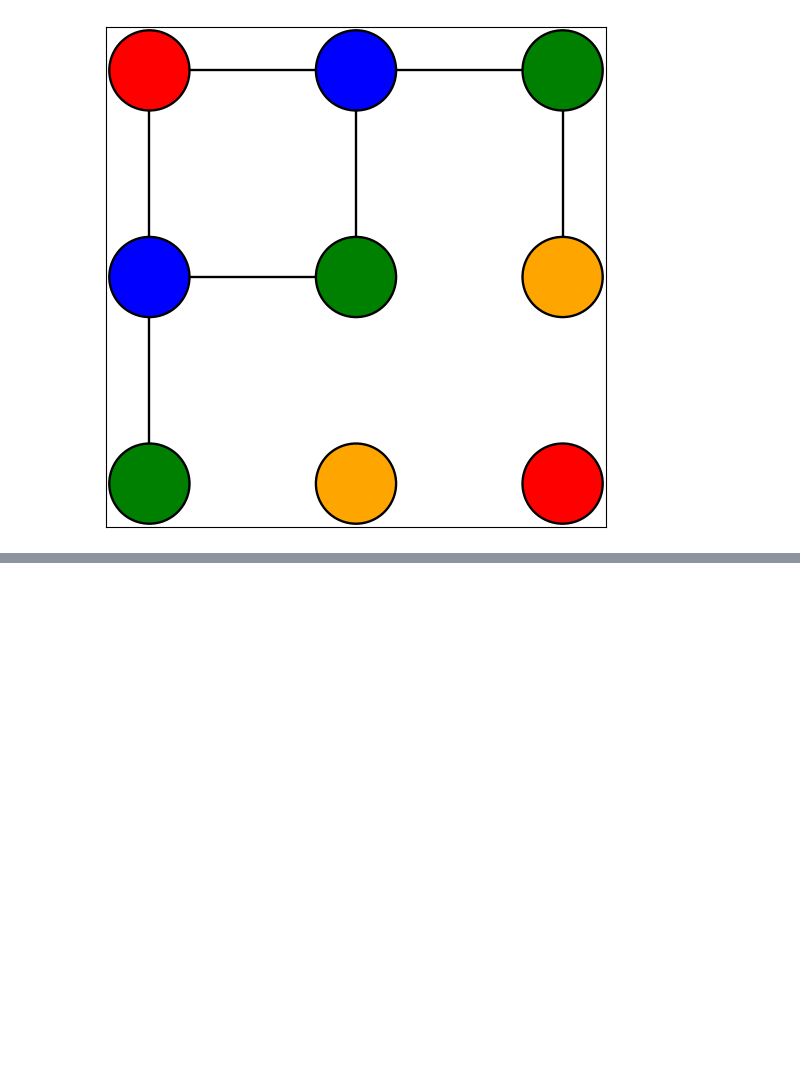
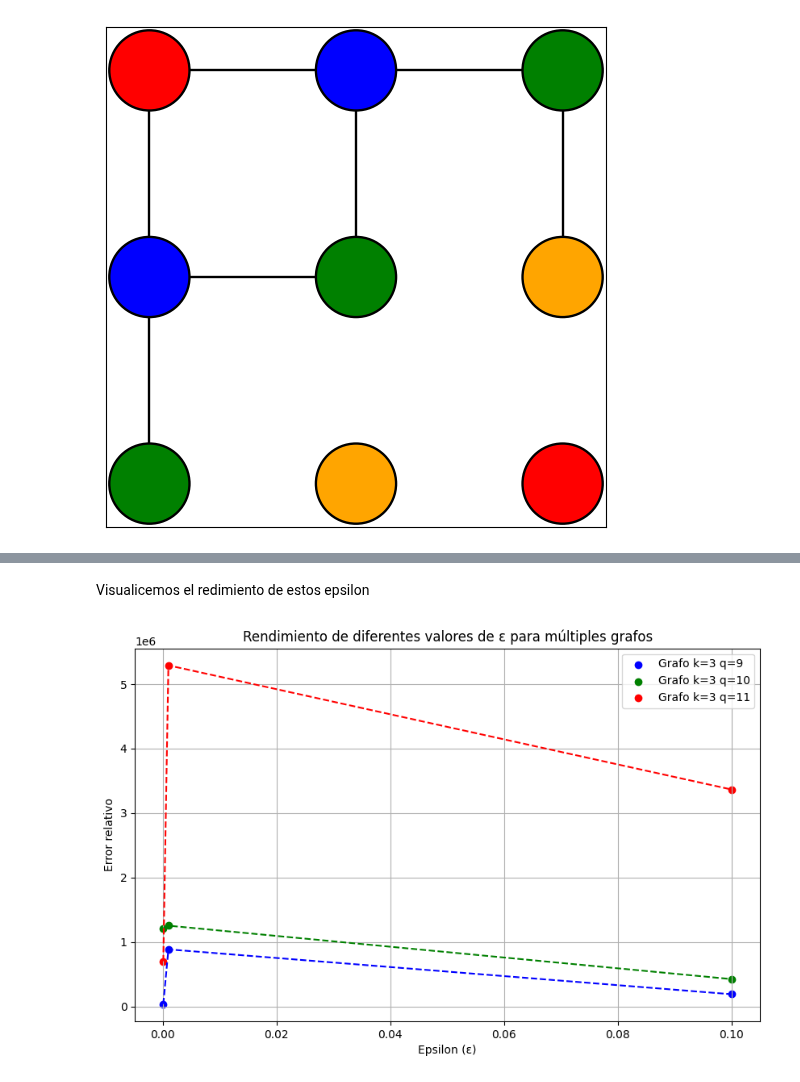
Before and after one commit to dangarciahe/Cadenas_de_Markov, a Jupyter notebook: Tarea_2.ipynb, the cells around one changed output, grey strips where cells are left out. Saved outputs shown, nothing was run; the diff lists cells and outputs as text; code cells hidden in the pictures; blank space fills up the shorter version.

```diff
--- a/Tarea_2.ipynb
+++ b/Tarea_2.ipynb
@@ -346,10 +347,17 @@ Ahora, insertamos todo esto en una unica funcion
 # %%
-k = 3
-q = 4
-epsilon = 0.1
-num_runs = 2
+errors_values = []
+epsilon_values = [0.0001, 0.001, 00.1]
 
-avg, std = estimate_q_colorings_multiple_runs(k, q, epsilon, num_runs)
-print_q_colorings(k, q, epsilon, avg, std)
+def report_run(k, q, num_runs):
+    errors = []
+    for epsilon in epsilon_values:
+        avg, std = estimate_q_colorings_multiple_runs(k, q, epsilon, num_runs)
+        errors.append(std)
+        print_q_colorings(k, q, epsilon, avg, std)
+    errors_values.append(errors)
+
+report_run(k = 3, q = 9, num_runs = 2)
+report_run(k = 3, q = 10, num_runs = 2)
+report_run(k = 3, q = 11, num_runs = 2)
 # %% [output]
 k Dimension del lattice: 3
@@ -358,0 +380,27 @@ Numero de q-coloraciones : 12834.5 ± 705.2
+# %% [markdown]
+Visualicemos el redimiento de estos epsilon
+# %%
+import matplotlib.pyplot as plt
+
+plt.figure(figsize=(10, 6))
+
+plt.scatter(epsilon_values, errors_values[0], color='blue', label='Grafo k=3 q=9')
+plt.scatter(epsilon_values, errors_values[1], color='green', label='Grafo k=3 q=10')
+plt.scatter(epsilon_values, errors_values[2], color='red', label='Grafo k=3 q=11')
+
+plt.plot(epsilon_values, errors_values[0], color='blue', linestyle='--')
+plt.plot(epsilon_values, errors_values[1], color='green', linestyle='--')
+plt.plot(epsilon_values, errors_values[2], color='red', linestyle='--')
+
+plt.xlabel('Epsilon (ε)')
+plt.ylabel('Error relativo')
+plt.title('Rendimiento de diferentes valores de ε para múltiples grafos')
+
+plt.legend()
+
+
+plt.grid(True)
+
+plt.show()
+# %% [output]
+[figure, added]
```
Also changed, not shown: parts of 31 cells of this notebook.
